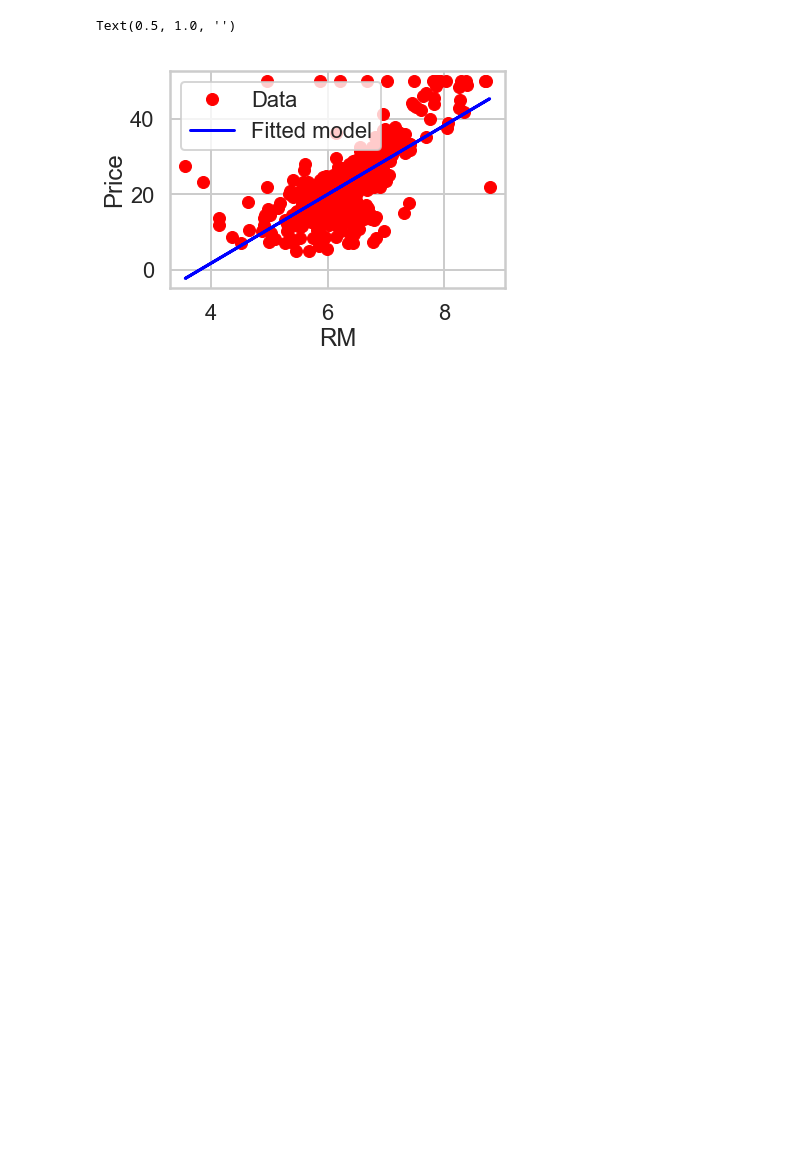
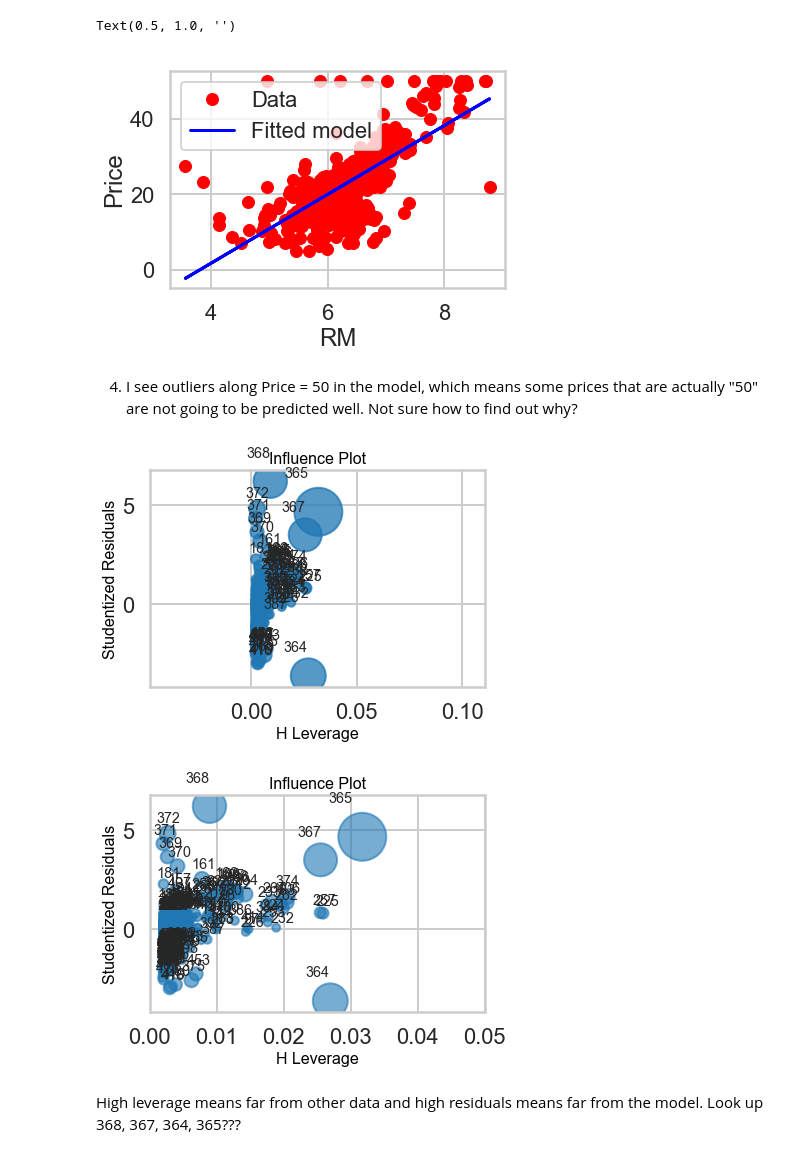
Before and after one commit to xandramichel/Springboard, a Jupyter notebook: MiniProjects/linear_regression/Mini_Project_Linear_Regression.ipynb, the cells around one changed output. Cells and saved outputs as stored; diff of their text form; code cells hidden in the pictures; blank space fills up the shorter version.

```diff
--- a/MiniProjects/linear_regression/Mini_Project_Linear_Regression.ipynb
+++ b/MiniProjects/linear_regression/Mini_Project_Linear_Regression.ipynb
@@ -830,3 +847,19 @@ plt.title('')
 # %% [output]
 Text(0.5, 1.0, '')
 [figure]
+# %% [markdown]
+4. I see outliers along Price = 50 in the model, which means some prices that are actually "50" are not going to be predicted well. Not sure how to find out why?
+# %%
+#import statsmodels.formula.api as smf
+#results = smf.ols('PRICE ~ RM', data=bos)
+
+sm.graphics.influence_plot(m)
+sm.graphics.influence_plot(m, alpha=.5, plot_alpha=.6, fontsize="small")
+plt.xlim(0,.05)
+plt.show()
+# %% [output]
+[figure, added]
+[figure, added]
+# %% [markdown]
+High leverage means far from other data and high residuals means far from the model.
+Look up 368, 367, 364, 365???
```
Also changed, not shown: parts of 27 cells of this notebook.
